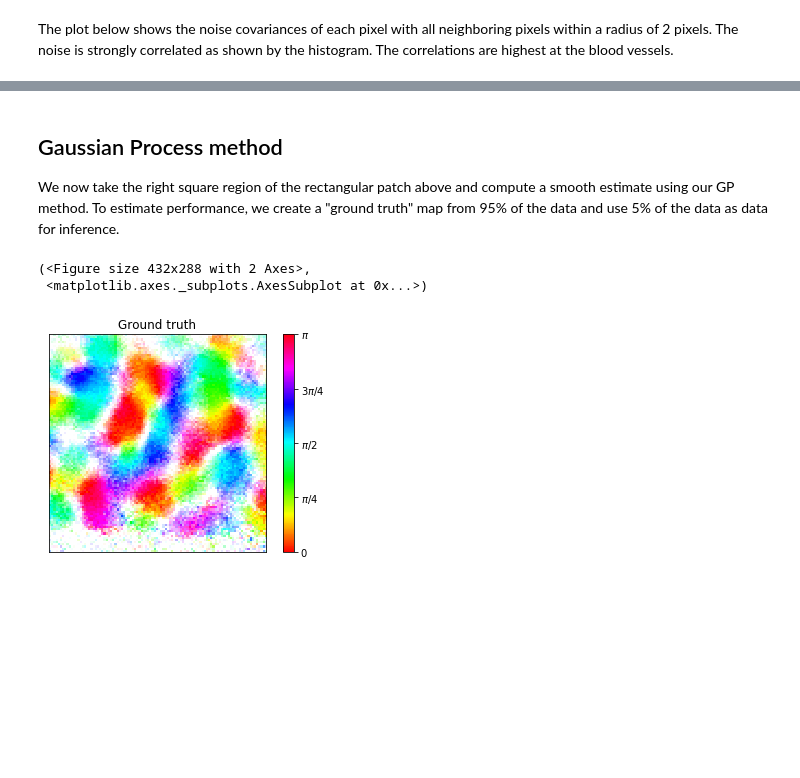
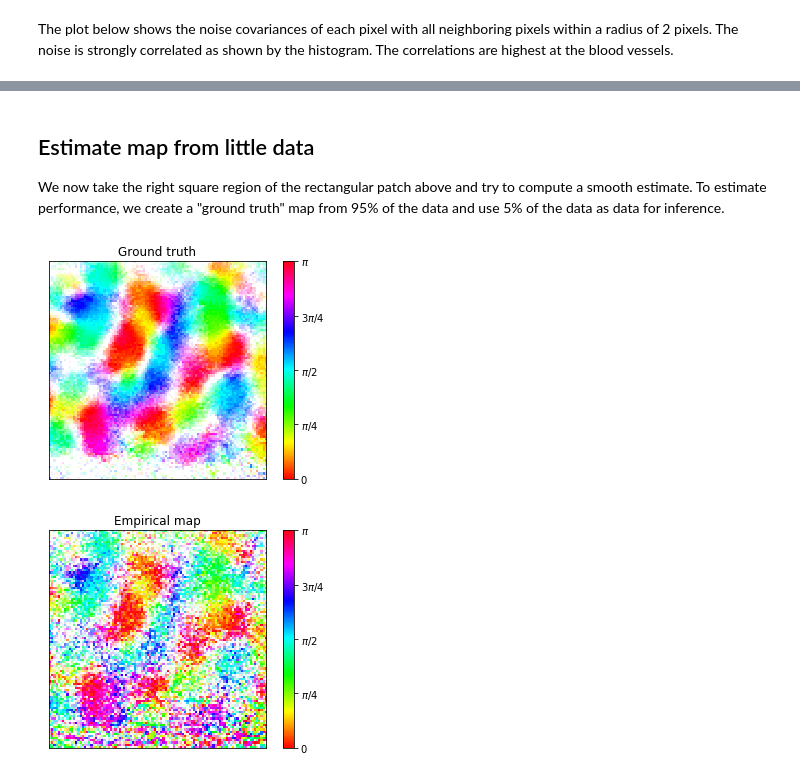
Before and after one commit to mackelab/gp-maps-python, a Jupyter notebook: FerretData.ipynb, the cells around one changed output, grey strips where cells are left out. Drawn from its saved outputs; the diff is of its cells as text; code cells hidden in the pictures; blank space fills up the shorter version.

```diff
--- a/FerretData.ipynb
+++ b/FerretData.ipynb
@@ -116,8 +117,8 @@ plt.show()
 [figure]
 # %% [markdown]
-## Gaussian Process method
+## Estimate map from little data
 
-We now take the right square region of the rectangular patch above and compute a smooth estimate using our GP method. To estimate performance, we create a "ground truth" map from 95% of the data and use 5% of the data as data for inference.
+We now take the right square region of the rectangular patch above and try to compute a smooth estimate. To estimate performance, we create a "ground truth" map from 95% of the data and use 5% of the data as data for inference.
 # %%
 # use 95% of the data as the "ground truth"
 # and 5% of the data as real data
@@ -132,12 +135,13 @@ data_size = R_data.shape[2:]
 # %%
 m_gt = calculate_map(R_gt, create_stimuli([1.], angles, 95))
+#m_gt = m_gt[0] + 1j * m_gt[1]
 plot_opm(m_gt[0] + 1j * m_gt[1], pinwheels=False, shade=True, rmax=80, title='Ground truth')
 plt.show()
 
-m_hat = calculate_map(R_data, V_data)
-plot_opm(m_hat[0] + 1j * m_hat[1], pinwheels=False, shade=True, rmax=80, title='Empirical map')
+m_data = calculate_map(R_data, V_data)
+#m_data = m_data[0] + 1j * m_data[1]
+plot_opm(m_data[0] + 1j * m_data[1], pinwheels=False, shade=True, rmax=80, title='Empirical map')
 plt.show()
 # %% [output]
-(<Figure size 432x288 with 2 Axes>,
- <matplotlib.axes._subplots.AxesSubplot at 0x...>)
-[figure, old version]
+[figure, new version]
+[figure, added]
```
Also changed, not shown: parts of 12 cells of this notebook, 1 other file.
